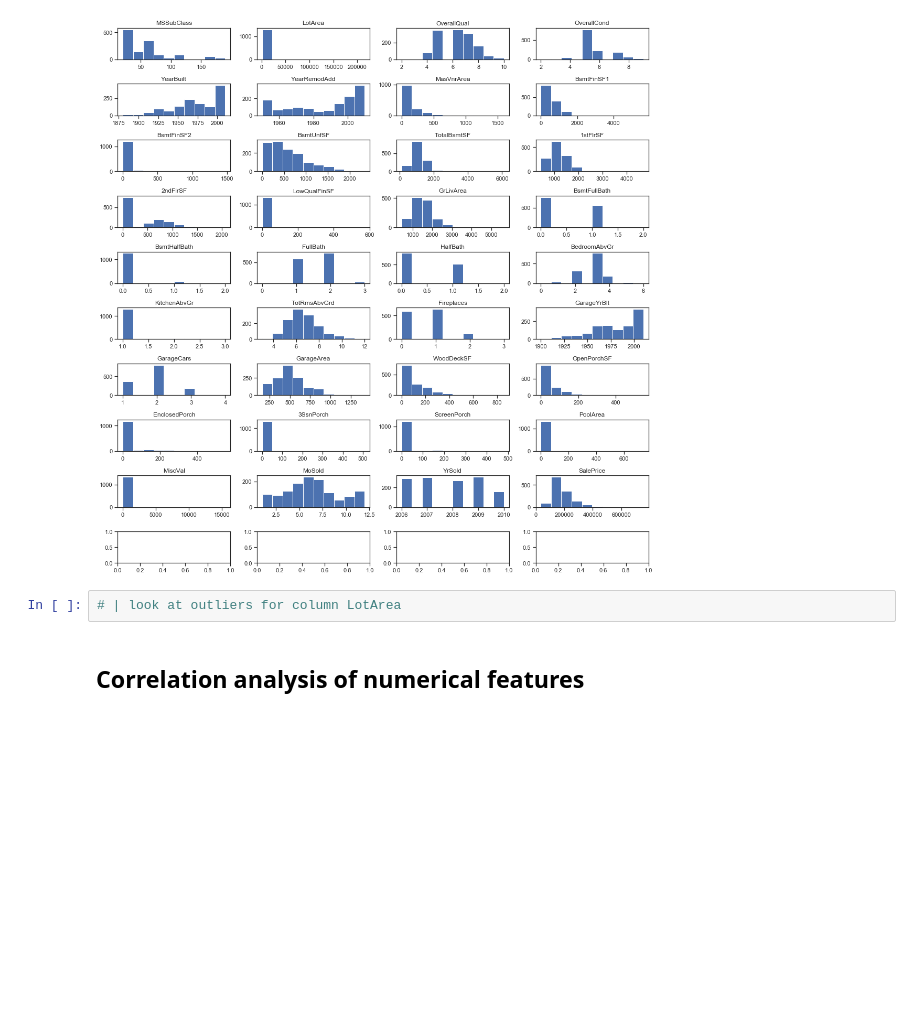
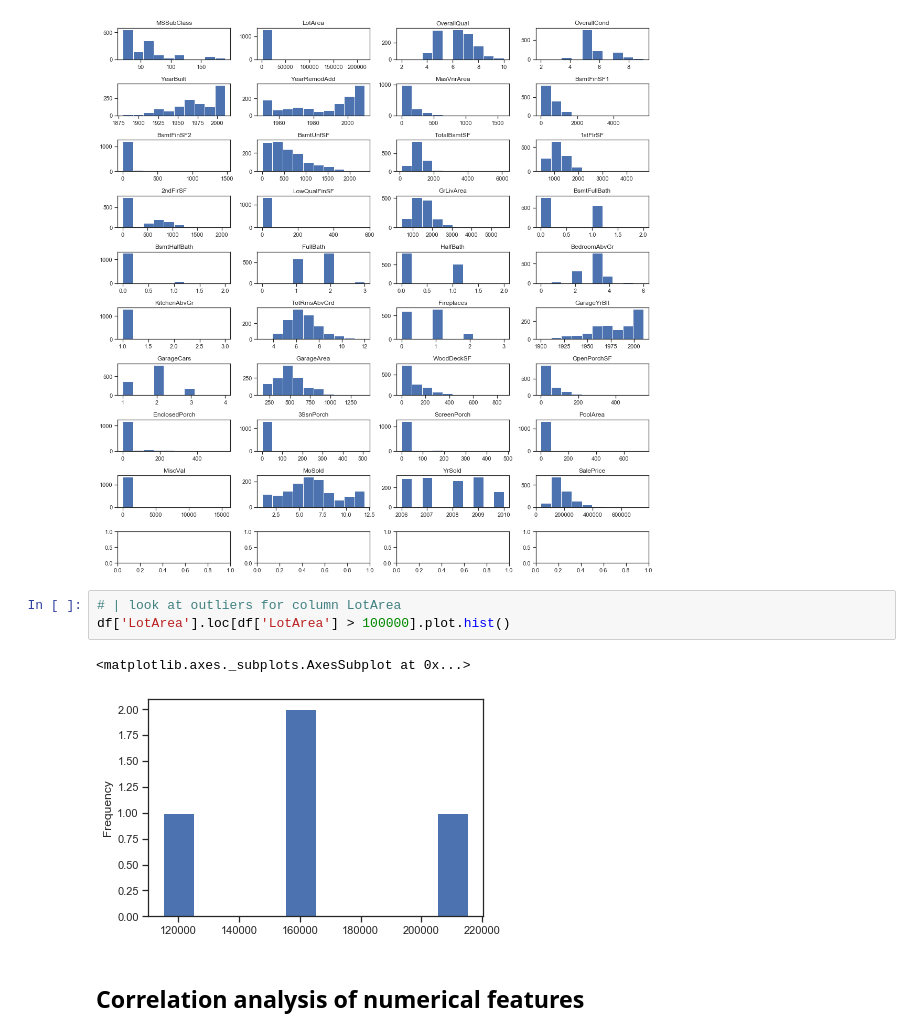
Before and after one commit to nkaenzig/ml-workshop, a Jupyter notebook: house_prices-solution.ipynb, the cells around one changed output. Saved outputs shown, nothing was run; the diff lists cells and outputs as text; blank space fills up the shorter version.

```diff
--- a/house_prices-solution.ipynb
+++ b/house_prices-solution.ipynb
@@ -117,6 +118,10 @@ plt.tight_layout()
 [figure]
 # %%
 # | look at outliers for column LotArea
+df['LotArea'].loc[df['LotArea'] > 100000].plot.hist()
+# %% [output]
+<matplotlib.axes._subplots.AxesSubplot at 0x...>
+[figure, added]
 # %% [markdown]
 ## Correlation analysis of numerical features
 # %% [markdown]
```
Also changed, not shown: parts of 16 cells of this notebook.
